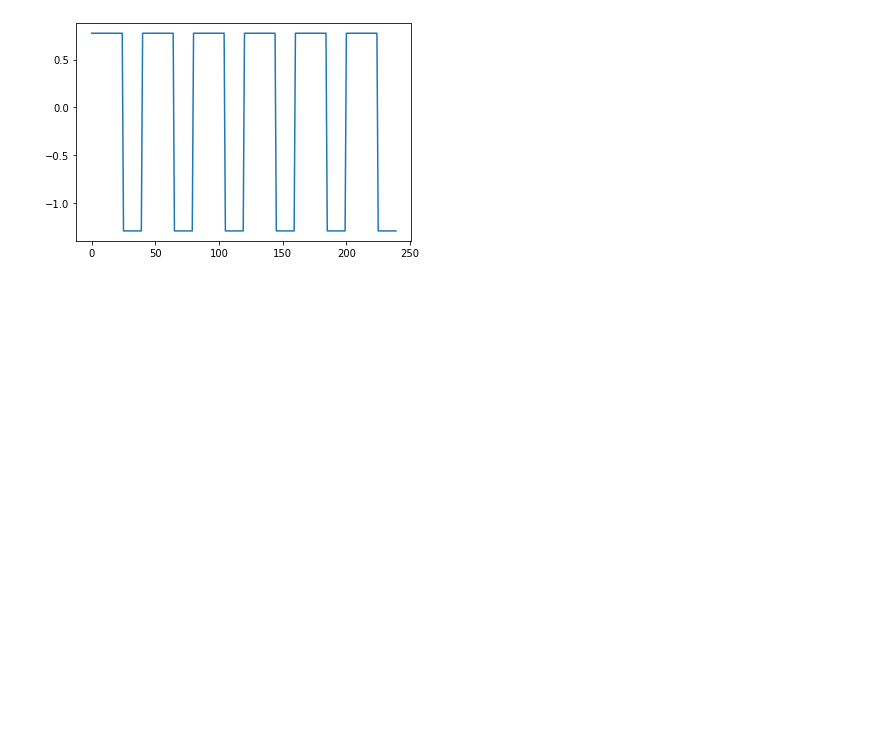
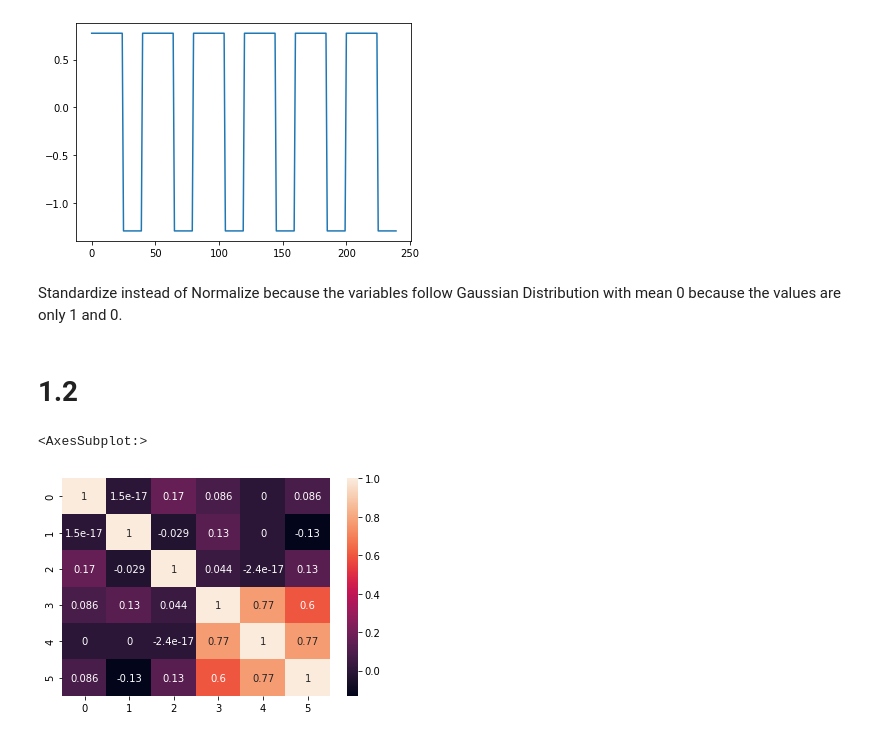
Before and after one commit to jsutrisno/mast30034_assignment_1, a Jupyter notebook: Assignment 1 Code.ipynb, the cells around one changed output. Saved outputs shown, nothing was run; the diff lists cells and outputs as text; code cells hidden in the pictures; blank space fills up the shorter version.

```diff
--- a/Assignment 1 Code.ipynb
+++ b/Assignment 1 Code.ipynb
@@ -48,3 +50,13 @@ plt.plot(TC[5])
 # %% [output]
 [<matplotlib.lines.Line2D at 0x...>]
 [figure]
+# %% [markdown]
+Standardize instead of Normalize because the variables follow Gaussian Distribution with mean 0 because the values are only 1 and 0.
+# %% [markdown]
+# 1.2
+# %%
+import seaborn as sns
+sns.heatmap(np.corrcoef(TC), annot = True)
+# %% [output]
+<AxesSubplot:>
+[figure, added]
```
Also changed, not shown: parts of 23 cells of this notebook.
